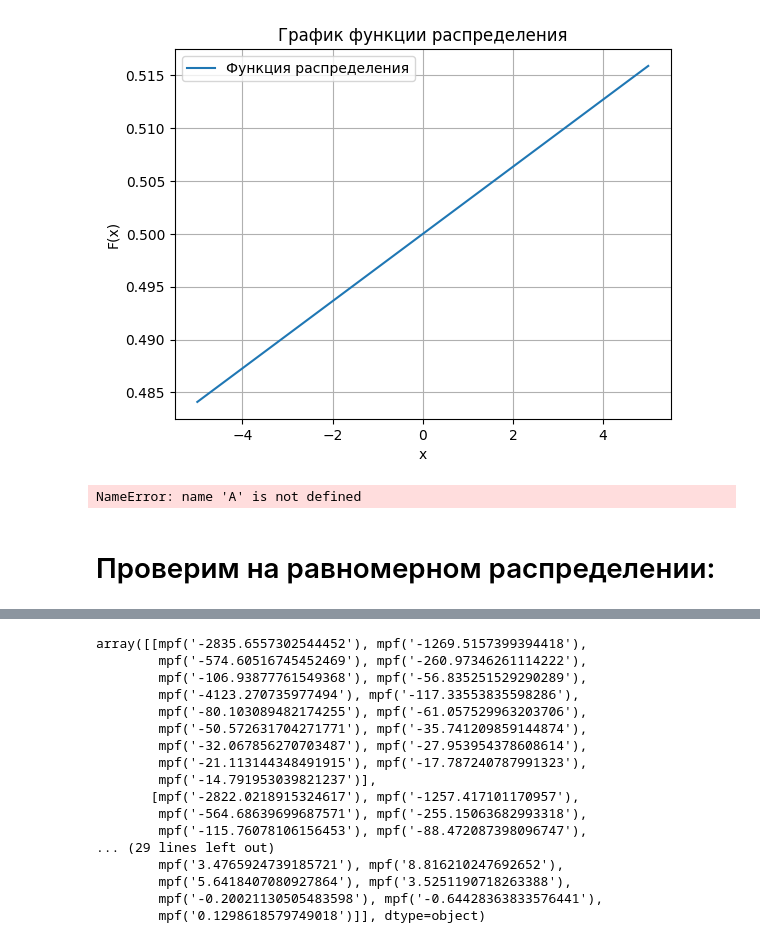
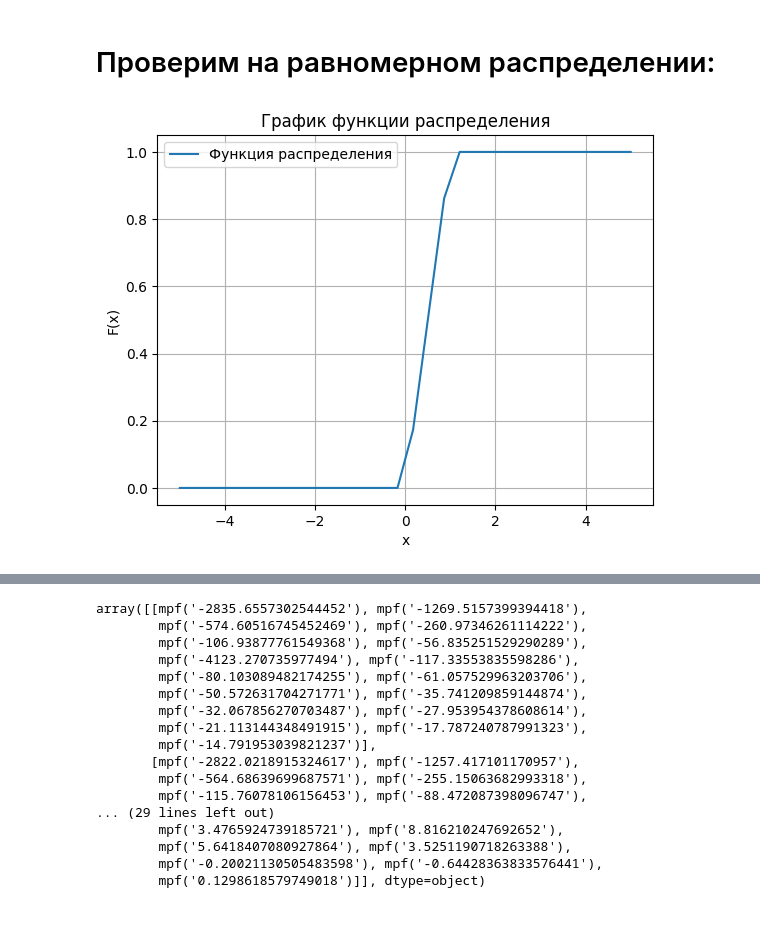
Before and after one commit to PySATL/pysatl-cfinversion, a Jupyter notebook: test.ipynb, the cells around one changed output, grey strips where cells are left out. Saved outputs shown, nothing was run; the diff lists cells and outputs as text; code cells hidden in the pictures.

```diff
--- a/test.ipynb
+++ b/test.ipynb
@@ -171,15 +167,3 @@ a.make_plot(-5, 5, 50)
-# %%
-a = A(1e3, 0.00001, lambda x:  exp((x ** 2) / 2))
-a.cdf(0)
-a.make_plot(-5, 5, 50)
-# %% [output]
-[figure, removed]
-# %%
-a = A(1e5, 0.00001, lambda x: exp(x + (x**2) / 2))
-a.cdf(0)
-a.make_plot(-5, 5, 50)
-# %% [output]
-NameError: name 'A' is not defined
 # %% [markdown]
 # Проверим на равномерном распределении:
 # %%
@@ -203,3 +191,19 @@ delta = 1e-5
+# %%
+def make_plot(cdf, start, stop, num):
+        x = np.linspace(start, stop, num)
+        F_x = np.array([cdf(y).real for y in x])
+
+        plt.plot(x, F_x, label='Функция распределения')
+        plt.title('График функции распределения')
+        plt.xlabel('x')
+        plt.ylabel('F(x)')
+        plt.grid()
+        plt.legend()
+        plt.show()
+# %%
+make_plot(unif.cdf, -5, 5, 30)
+# %% [output]
+[figure, added]
 # %%
 chr_a = A(N, delta, chr)
 chr_a.make_plot(-5, 5, 50)
```
Also changed, not shown: parts of 19 cells of this notebook.
